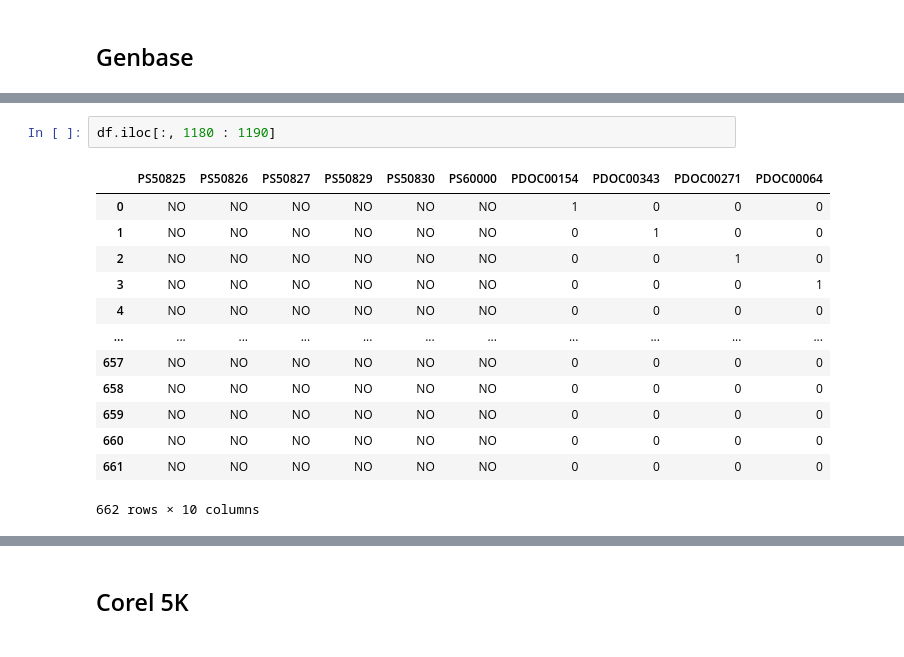
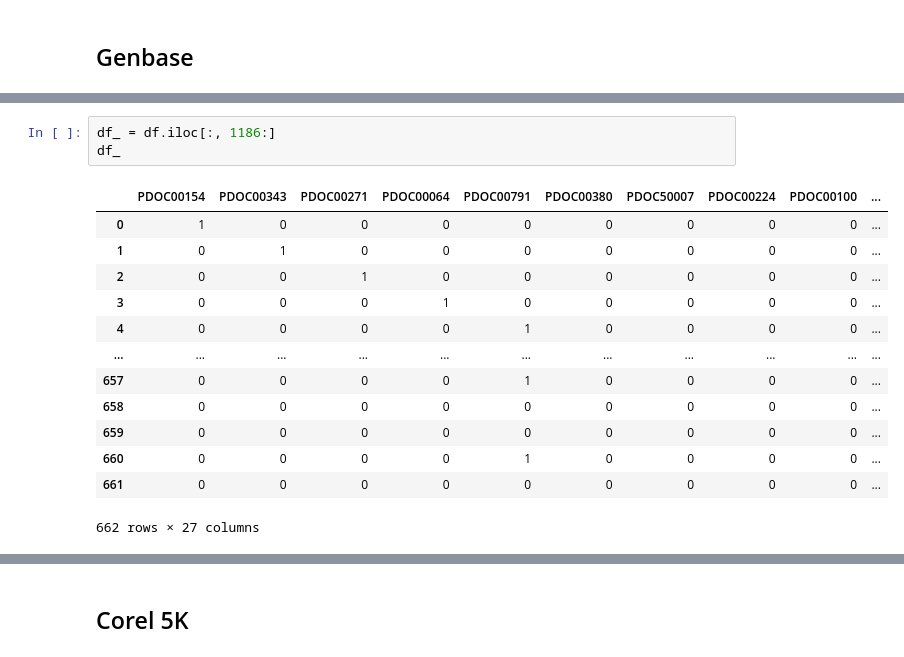
Before and after one commit to Daksh-404/EvolutionaryAlgo-MLC-Trials, a Jupyter notebook: utils/visualizer.ipynb, the cells around one changed output, grey strips where cells are left out. Saved outputs shown, nothing was run; the diff lists cells and outputs as text.

```diff
--- a/utils/visualizer.ipynb
+++ b/utils/visualizer.ipynb
@@ -210,17 +367,18 @@ df.head()
 5 rows × 1213 columns
 # %%
-df.iloc[:, 1180 : 1190]
+df_ = df.iloc[:, 1186:]
+df_
 # %% [output]
-|  | PS50825 | PS50826 | PS50827 | PS50829 | PS50830 | PS60000 | PDOC00154 | PDOC00343 | PDOC00271 | PDOC00064 |
-| 0 | NO | NO | NO | NO | NO | NO | 1 | 0 | 0 | 0 |
-| 1 | NO | NO | NO | NO | NO | NO | 0 | 1 | 0 | 0 |
-| 2 | NO | NO | NO | NO | NO | NO | 0 | 0 | 1 | 0 |
-| 3 | NO | NO | NO | NO | NO | NO | 0 | 0 | 0 | 1 |
-| 4 | NO | NO | NO | NO | NO | NO | 0 | 0 | 0 | 0 |
+|  | PDOC00154 | PDOC00343 | PDOC00271 | PDOC00064 | PDOC00791 | PDOC00380 | PDOC50007 | PDOC00224 | PDOC00100 | ... |
+| 0 | 1 | 0 | 0 | 0 | 0 | 0 | 0 | 0 | 0 | ... |
+| 1 | 0 | 1 | 0 | 0 | 0 | 0 | 0 | 0 | 0 | ... |
+| 2 | 0 | 0 | 1 | 0 | 0 | 0 | 0 | 0 | 0 | ... |
+| 3 | 0 | 0 | 0 | 1 | 0 | 0 | 0 | 0 | 0 | ... |
+| 4 | 0 | 0 | 0 | 0 | 1 | 0 | 0 | 0 | 0 | ... |
 | ... | ... | ... | ... | ... | ... | ... | ... | ... | ... | ... |
-| 657 | NO | NO | NO | NO | NO | NO | 0 | 0 | 0 | 0 |
-| 658 | NO | NO | NO | NO | NO | NO | 0 | 0 | 0 | 0 |
-| 659 | NO | NO | NO | NO | NO | NO | 0 | 0 | 0 | 0 |
-| 660 | NO | NO | NO | NO | NO | NO | 0 | 0 | 0 | 0 |
-| 661 | NO | NO | NO | NO | NO | NO | 0 | 0 | 0 | 0 |
+| 657 | 0 | 0 | 0 | 0 | 1 | 0 | 0 | 0 | 0 | ... |
+| 658 | 0 | 0 | 0 | 0 | 0 | 0 | 0 | 0 | 0 | ... |
+| 659 | 0 | 0 | 0 | 0 | 0 | 0 | 0 | 0 | 0 | ... |
+| 660 | 0 | 0 | 0 | 0 | 1 | 0 | 0 | 0 | 0 | ... |
+| 661 | 0 | 0 | 0 | 0 | 0 | 0 | 0 | 0 | 0 | ... |
-662 rows × 10 columns
+662 rows × 27 columns
```
Also changed, not shown: parts of 41 cells of this notebook, 13 other files.
